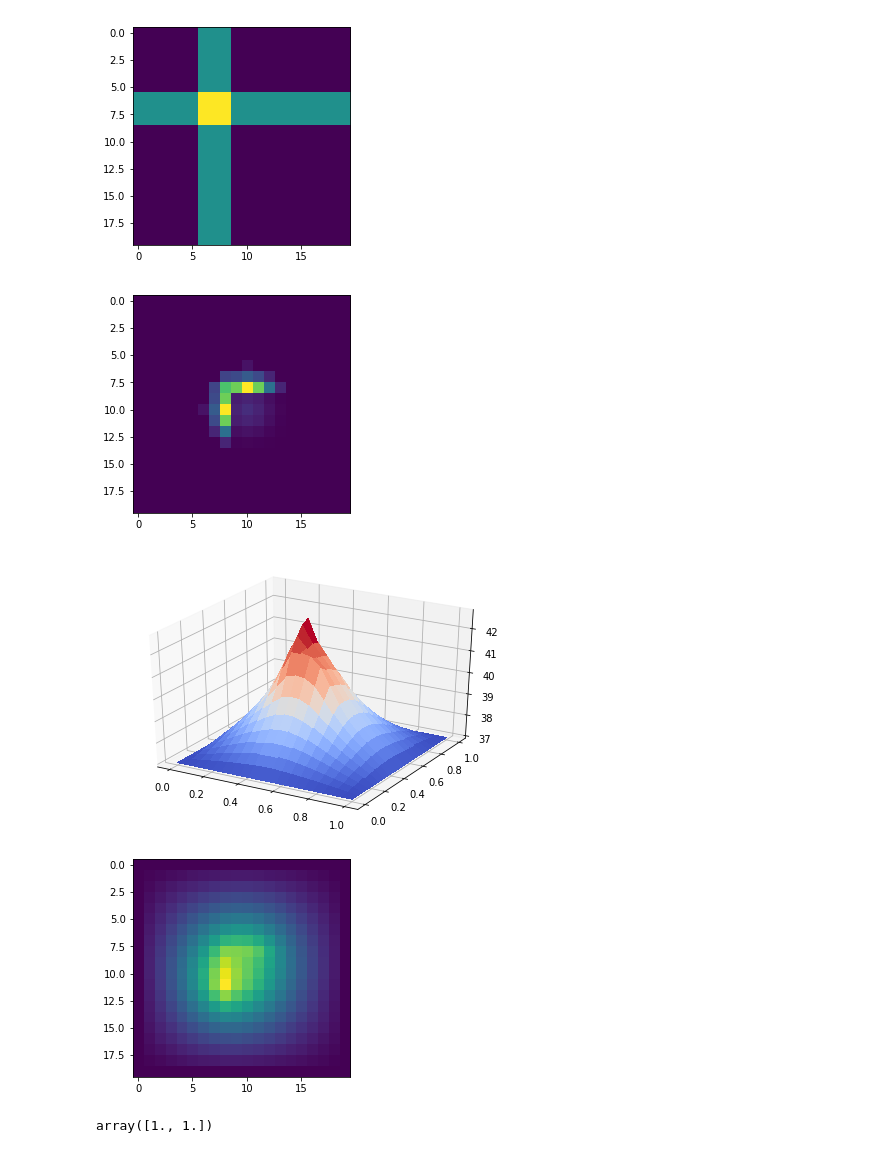
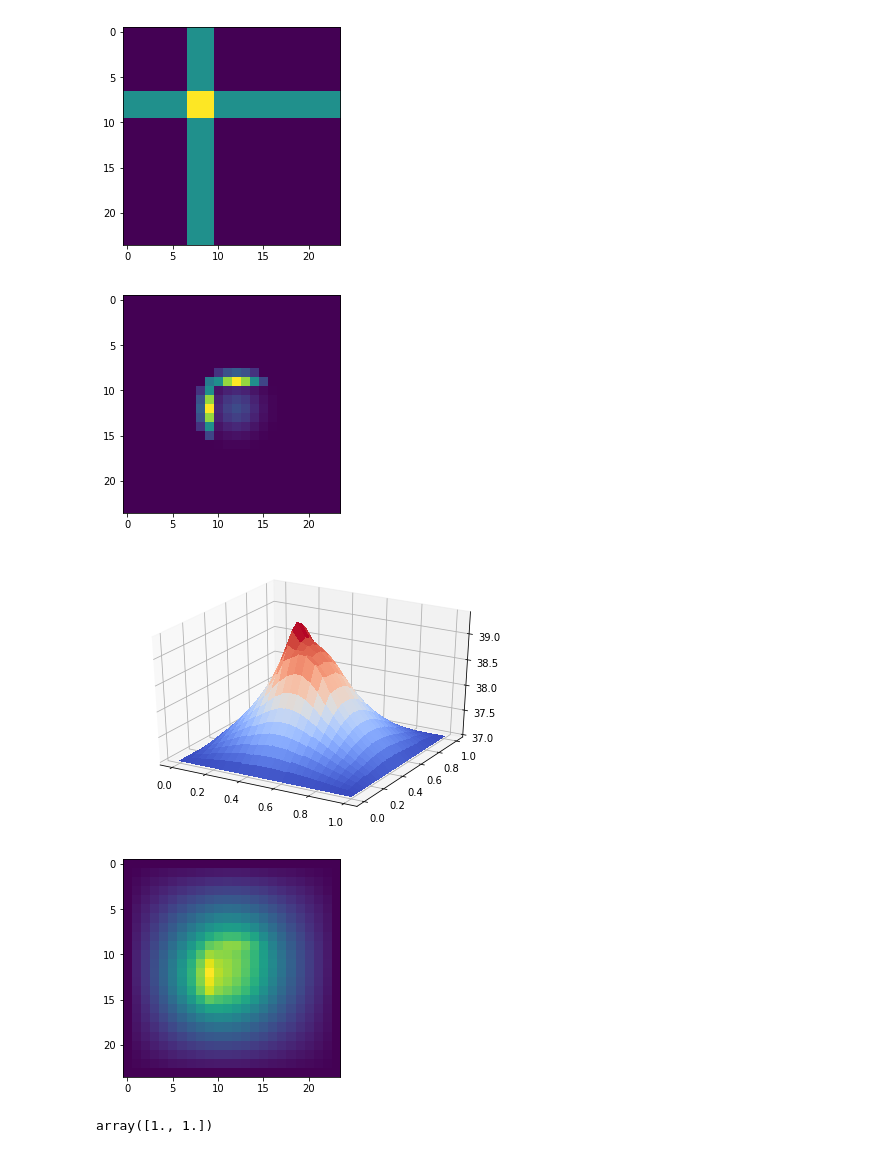
Before and after one commit to MargaretDuff/Industrial-Maths, a Jupyter notebook: HIFU/ADI method-with bone 17-12-18.ipynb, the cells around one changed output. Cells and saved outputs as stored; diff of their text form; code cells hidden in the pictures.

```diff
--- a/HIFU/ADI method-with bone 17-12-18.ipynb
+++ b/HIFU/ADI method-with bone 17-12-18.ipynb
@@ -151,25 +151,25 @@ class ADImethod:
         plt.show()
 #         print(np.min(self.U))
 # %%
-M=20
+M=24
 structure=np.zeros((M,M))
 structure[:,int(0.3*M):int(0.45*M)]=structure[:,int(0.3*M):int(0.45*M)]+1
 structure[int(0.3*M):int(0.45*M)]=structure[int(0.3*M):int(0.45*M)]+1
 plt.imshow(structure)
 plt.show()
 # %% [output]
-[figure, old version]
+[figure, new version]
 # %%
 def main():
-    simulator = ADImethod(M, 20, structure)
+    simulator = ADImethod(M, 40, structure)
     simulator.solve_and_plot()
 
 if __name__ == "__main__":
     main()
 # %% [output]
-[figure, old version]
+[figure, new version]
-[figure, old version]
+[figure, new version]
-[figure, old version]
+[figure, new version]
 # %%
 np.ones(2)
 # %% [output]
```
Also changed, not shown: 1 other file.
